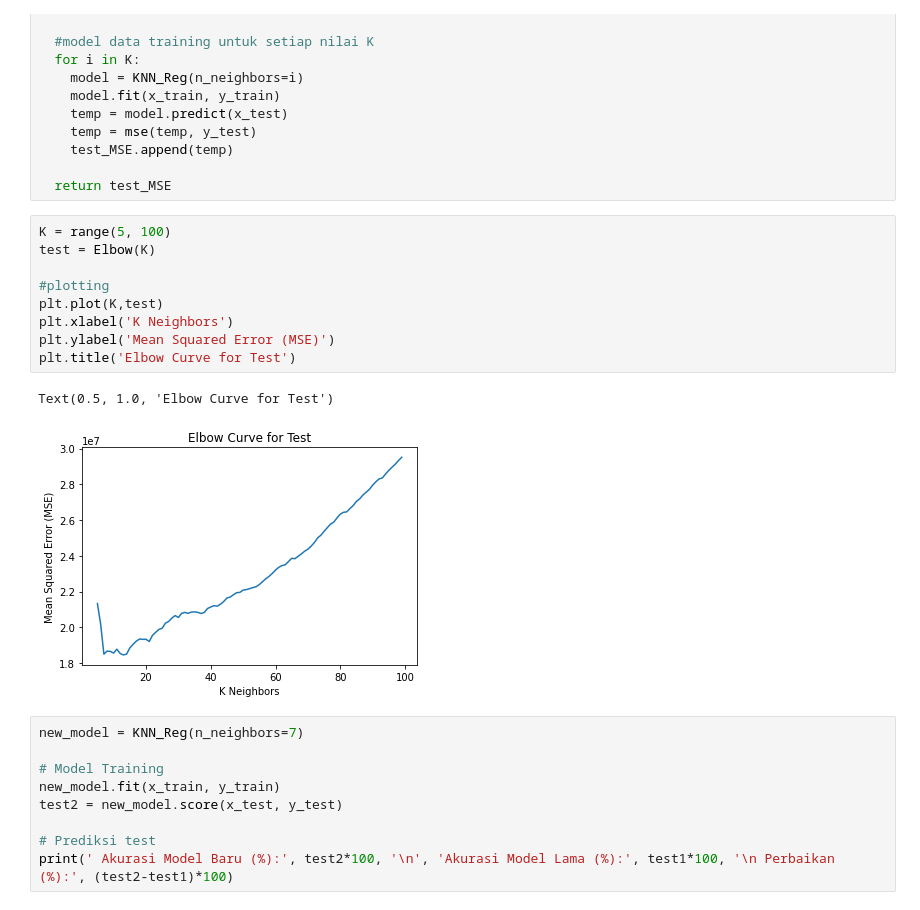
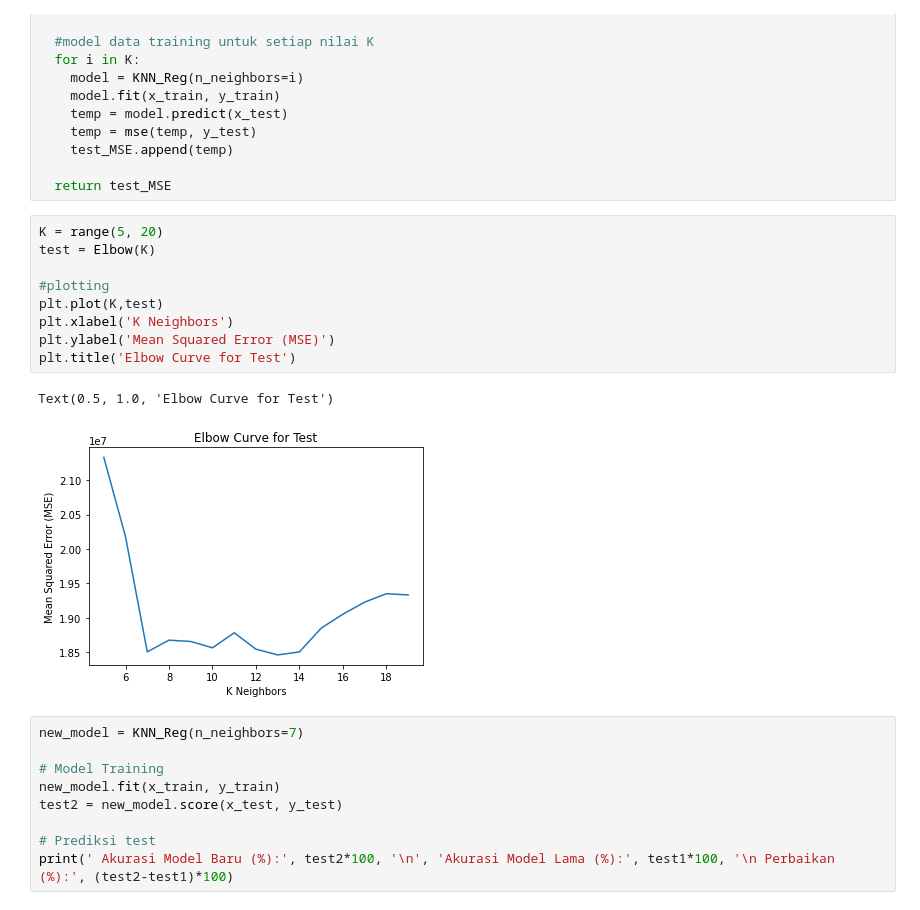
Before and after one commit to arvanda07/-preprocessing.ipynb, a Jupyter notebook: Prediction_BMW_Car.ipynb, the cells around one changed output. Drawn from its saved outputs; the diff is of its cells as text.

```diff
--- a/Prediction_BMW_Car.ipynb
+++ b/Prediction_BMW_Car.ipynb
@@ -191,17 +195,17 @@ def Elbow(K):
 
   return test_MSE
 # %%
-K = range(5, 100)
+K = range(5, 20)
 test = Elbow(K)
 
 #plotting
 plt.plot(K,test)
 plt.xlabel('K Neighbors')
 plt.ylabel('Mean Squared Error (MSE)')
 plt.title('Elbow Curve for Test')
 # %% [output]
 Text(0.5, 1.0, 'Elbow Curve for Test')
-[figure, old version]
+[figure, new version]
 # %%
 new_model = KNN_Reg(n_neighbors=7)
 
```
Also changed, not shown: parts of 2 cells of this notebook.
